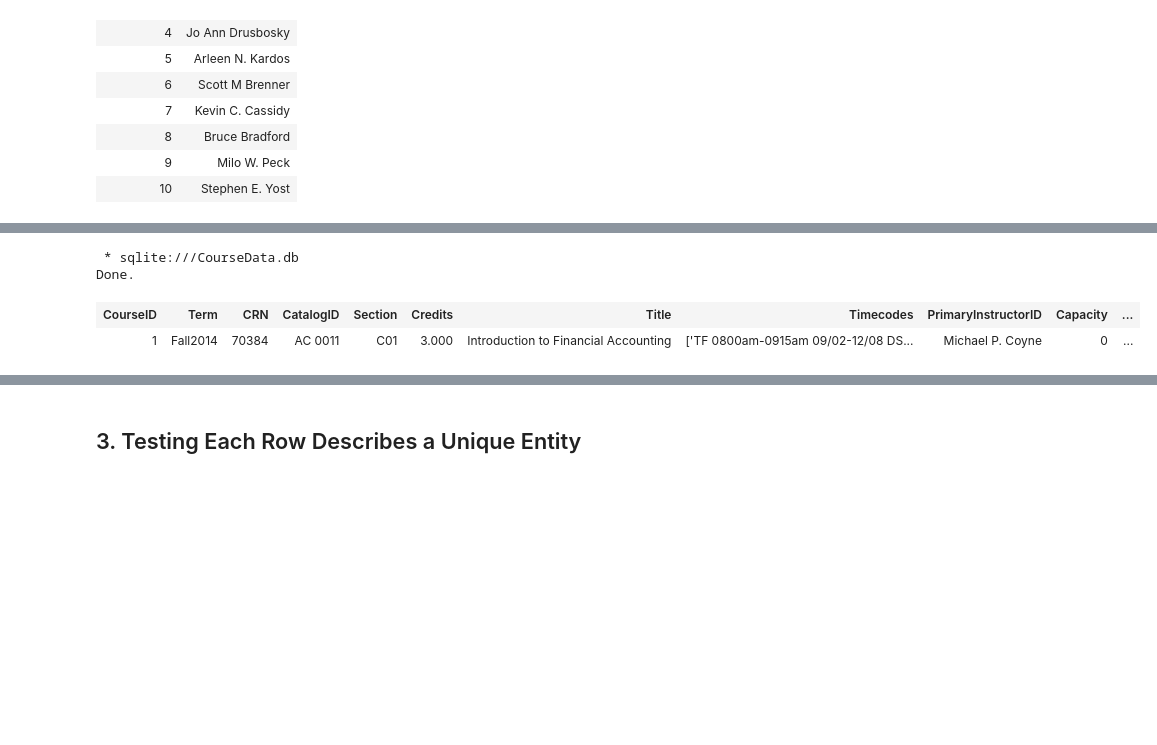
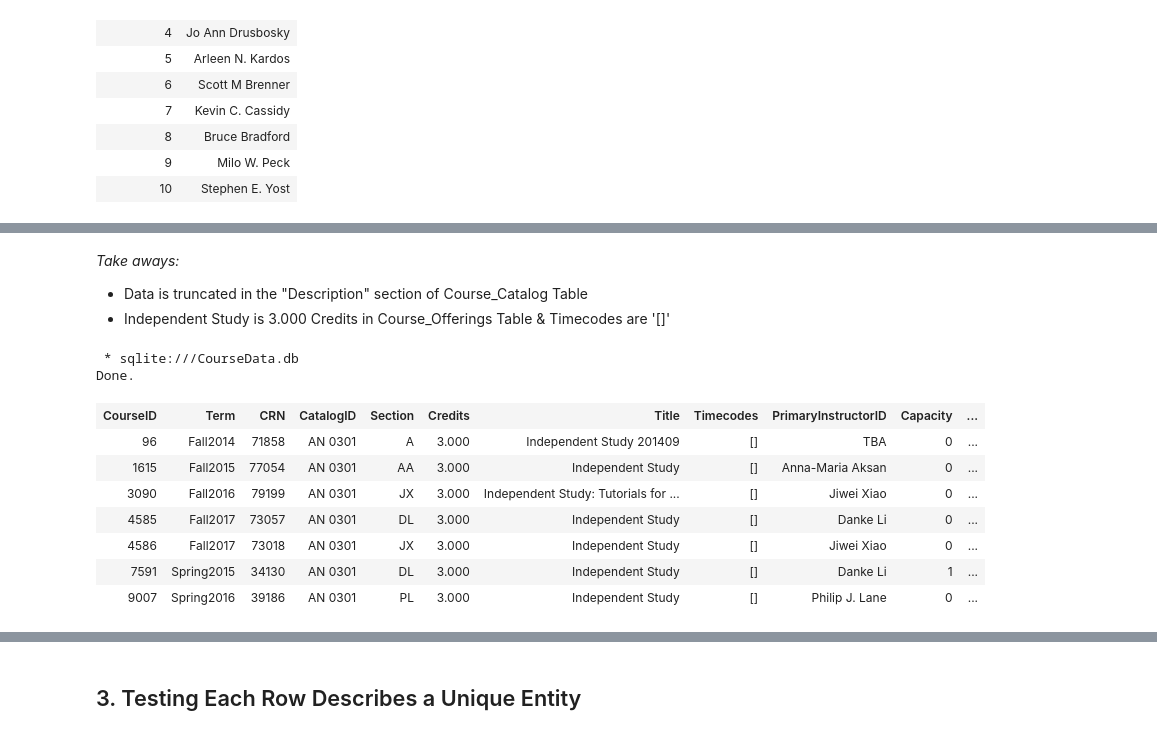
Before and after one commit to fairfield-ba510-spring2020/term-project-teamgamecancelled, a Jupyter notebook: CourseDataTests.ipynb, the cells around one changed output, grey strips where cells are left out. Saved outputs shown, nothing was run; the diff lists cells and outputs as text; code cells hidden in the pictures; blank space fills up the shorter version.

```diff
--- a/CourseDataTests.ipynb
+++ b/CourseDataTests.ipynb
@@ -59,12 +84,22 @@ Done.
+# %% [markdown]
+_Take aways:_
+- Data is truncated in the "Description" section of Course_Catalog Table
+- Independent Study is 3.000 Credits in Course_Offerings Table & Timecodes are '[]'
 # %%
 %%sql
--- Testing Course Offerings T
+-- Testing Course Offerings Table
 
 SELECT *
 FROM COURSE_OFFERINGS
-WHERE CRN = '70384'
+WHERE CatalogID = 'AN 0301'
 # %% [output]
  * sqlite:///CourseData.db
 Done.
 | CourseID | Term | CRN | CatalogID | Section | Credits | Title | Timecodes | PrimaryInstructorID | Capacity | ... |
-| 1 | Fall2014 | 70384 | AC 0011 | C01 | 3.000 | Introduction to Financial Accounting | ['TF 0800am-0915am 09/02-12/08 DS... | Michael P. Coyne | 0 | ... |
+| 96 | Fall2014 | 71858 | AN 0301 | A | 3.000 | Independent Study 201409 | [] | TBA | 0 | ... |
+| 1615 | Fall2015 | 77054 | AN 0301 | AA | 3.000 | Independent Study | [] | Anna-Maria Aksan | 0 | ... |
+| 3090 | Fall2016 | 79199 | AN 0301 | JX | 3.000 | Independent Study: Tutorials for ... | [] | Jiwei Xiao | 0 | ... |
+| 4585 | Fall2017 | 73057 | AN 0301 | DL | 3.000 | Independent Study | [] | Danke Li | 0 | ... |
+| 4586 | Fall2017 | 73018 | AN 0301 | JX | 3.000 | Independent Study | [] | Jiwei Xiao | 0 | ... |
+| 7591 | Spring2015 | 34130 | AN 0301 | DL | 3.000 | Independent Study | [] | Danke Li | 1 | ... |
+| 9007 | Spring2016 | 39186 | AN 0301 | PL | 3.000 | Independent Study | [] | Philip J. Lane | 0 | ... |
```
Also changed, not shown: parts of 12 cells of this notebook, 3 other files.
